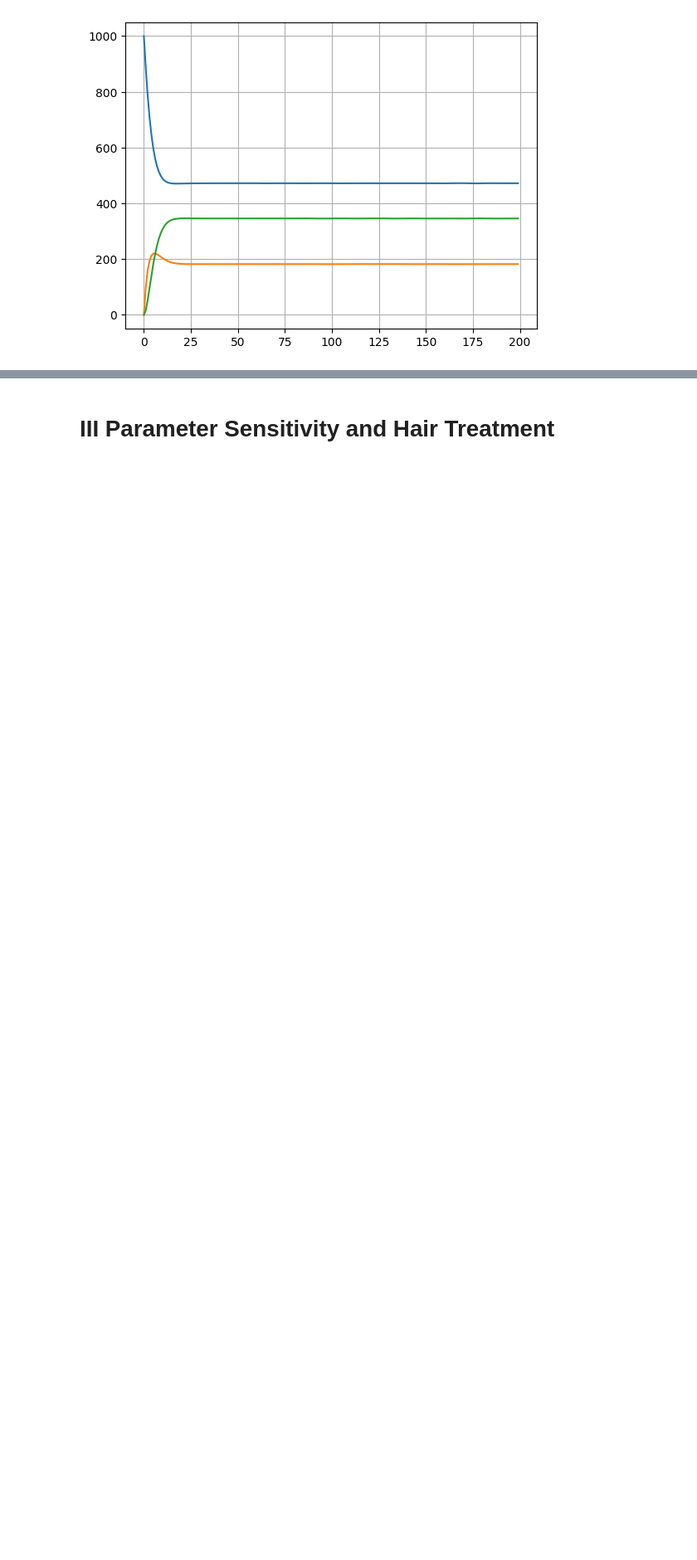
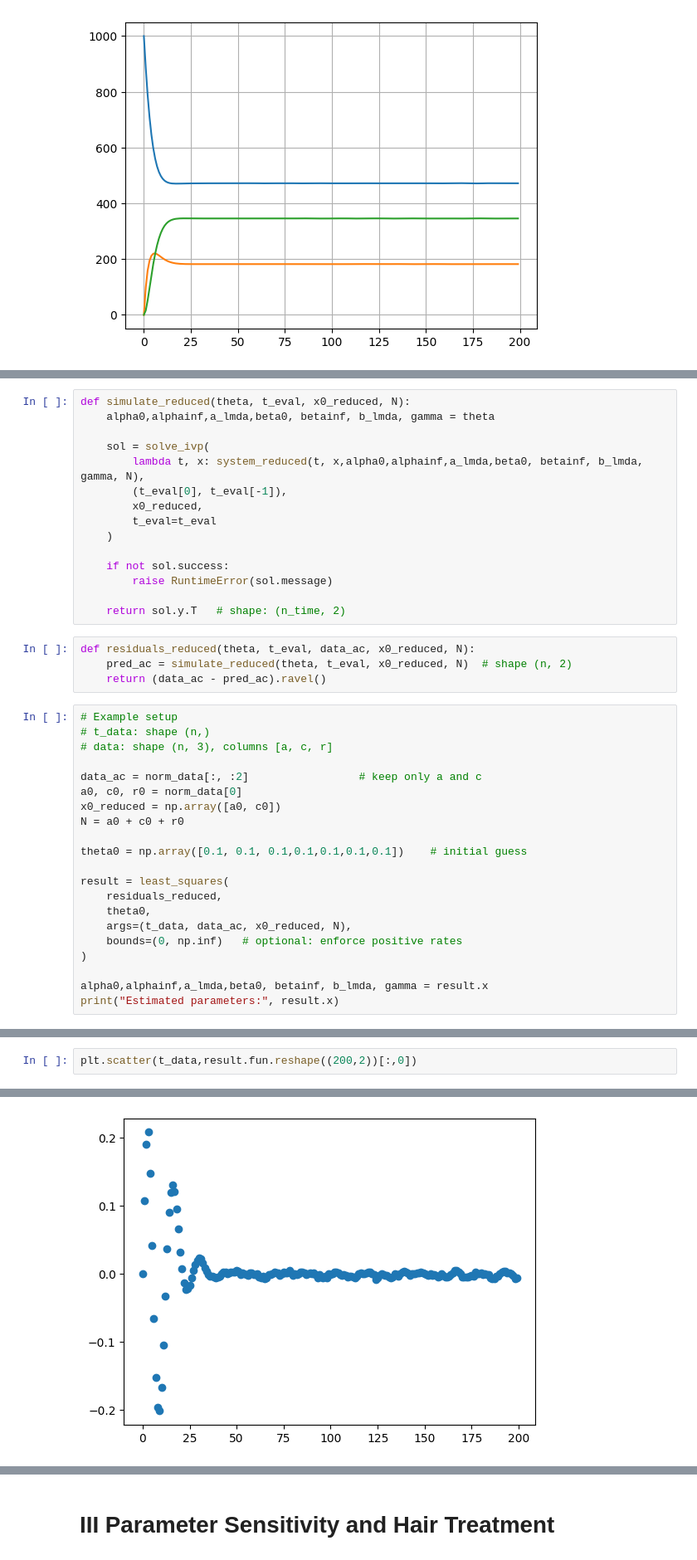
Before and after one commit to yasfaw/MM-project-II, a Jupyter notebook: hair_cycle_modeling.ipynb, the cells around one changed output, grey strips where cells are left out. Shown at 83% size. Drawn from its saved outputs; the diff is of its cells as text; blank space fills up the shorter version.

```diff
--- a/hair_cycle_modeling.ipynb
+++ b/hair_cycle_modeling.ipynb
@@ -513,0 +543,40 @@ plt.tight_layout()
+# %%
+def simulate_reduced(theta, t_eval, x0_reduced, N):
+    alpha0,alphainf,a_lmda,beta0, betainf, b_lmda, gamma = theta
+
+    sol = solve_ivp(
+        lambda t, x: system_reduced(t, x,alpha0,alphainf,a_lmda,beta0, betainf, b_lmda, gamma, N),
+        (t_eval[0], t_eval[-1]),
+        x0_reduced,
+        t_eval=t_eval
+    )
+
+    if not sol.success:
+        raise RuntimeError(sol.message)
+
+    return sol.y.T   # shape: (n_time, 2)
+# %%
+def residuals_reduced(theta, t_eval, data_ac, x0_reduced, N):
+    pred_ac = simulate_reduced(theta, t_eval, x0_reduced, N)  # shape (n, 2)
+    return (data_ac - pred_ac).ravel()
+# %%
+# Example setup
+# t_data: shape (n,)
+# data: shape (n, 3), columns [a, c, r]
+
+data_ac = norm_data[:, :2]                 # keep only a and c
+a0, c0, r0 = norm_data[0]
+x0_reduced = np.array([a0, c0])
+N = a0 + c0 + r0
+
+theta0 = np.array([0.1, 0.1, 0.1,0.1,0.1,0.1,0.1])    # initial guess
+
+result = least_squares(
+    residuals_reduced,
+    theta0,
+    args=(t_data, data_ac, x0_reduced, N),
+    bounds=(0, np.inf)   # optional: enforce positive rates
+)
+
+alpha0,alphainf,a_lmda,beta0, betainf, b_lmda, gamma = result.x
+print("Estimated parameters:", result.x)
@@ -513,0 +590,3 @@ plt.tight_layout()
+# %%
+plt.scatter(t_data,result.fun.reshape((200,2))[:,0])
+# %% [output]
@@ -513,0 +594 @@ plt.tight_layout()
+[figure, added]
```
Also changed, not shown: parts of 15 cells of this notebook.
